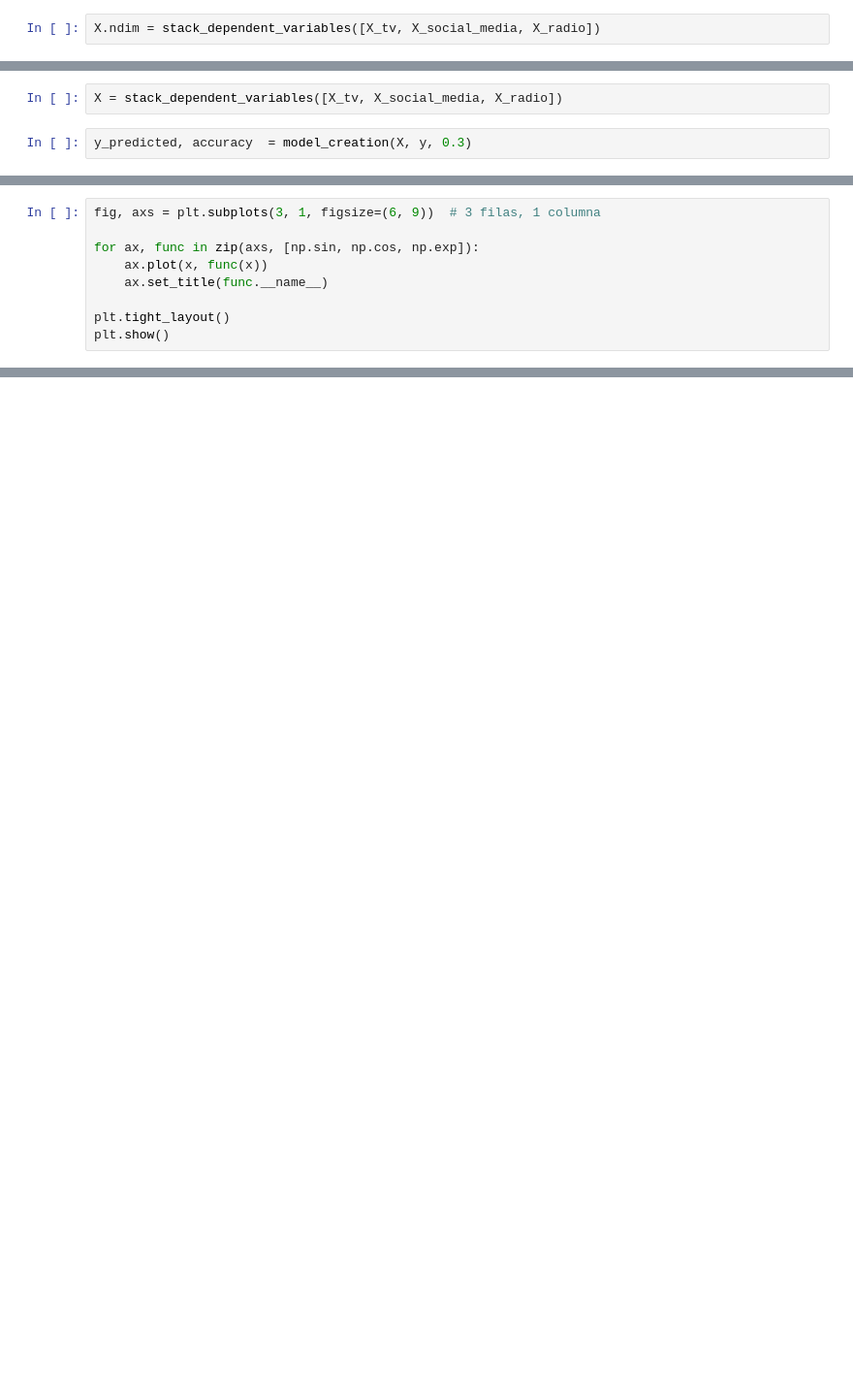
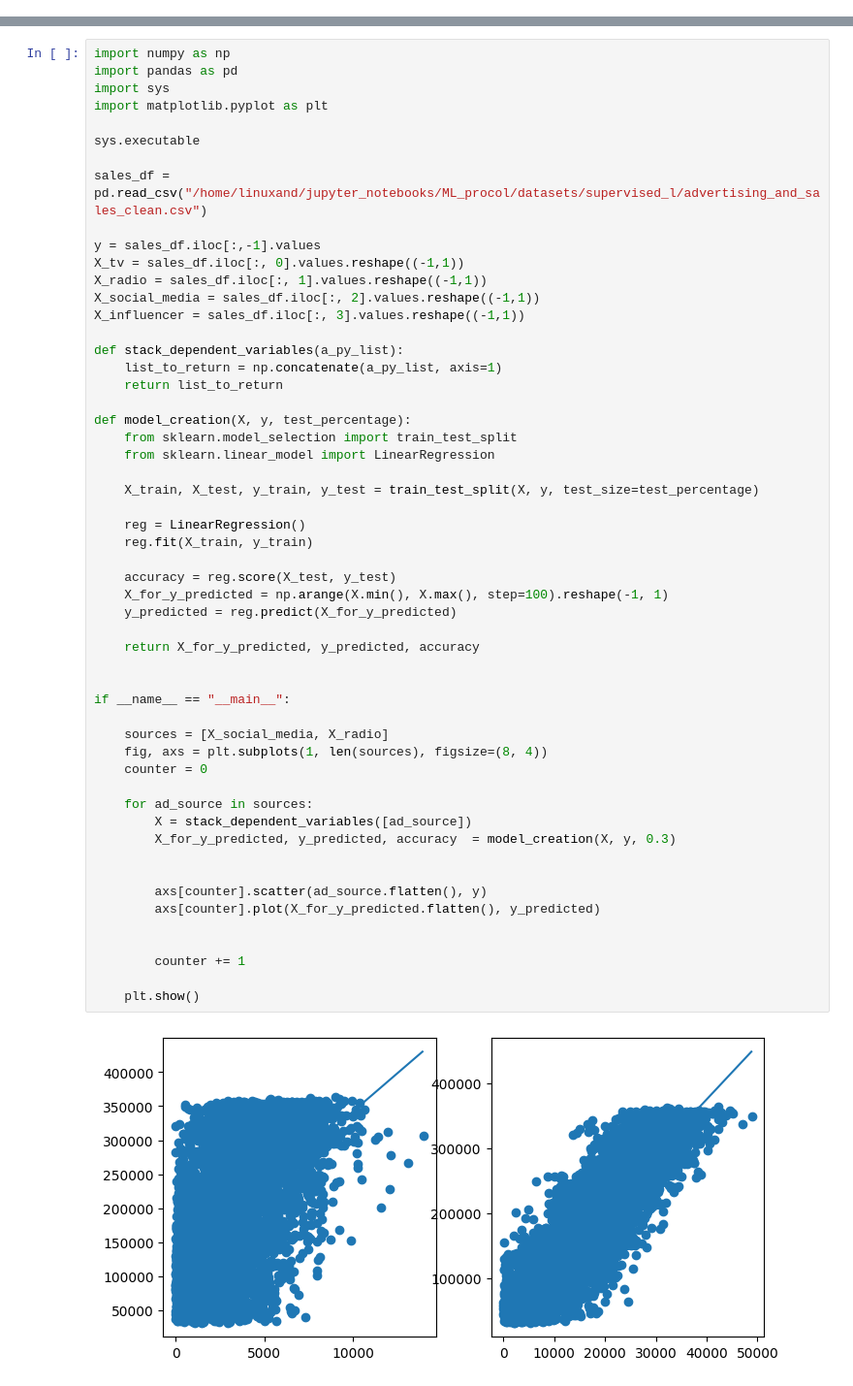
Before and after one commit to github-andres/ML_procol, a Jupyter notebook: notebooks/sales.ipynb, the cells around one changed output, grey strips where cells are left out. Shown at 97% size. Drawn from its saved outputs; the diff is of its cells as text; blank space fills up the shorter version.

```diff
--- a/notebooks/sales.ipynb
+++ b/notebooks/sales.ipynb
@@ -51,2 +0,0 @@ array([[16000.  ,  2907.98,  6566.23],
-# %%
-X.ndim = stack_dependent_variables([X_tv, X_social_media, X_radio])
@@ -114,4 +0,0 @@ def model_creation(X, y, test_percentage):
-# %%
-X = stack_dependent_variables([X_tv, X_social_media, X_radio])
-# %%
-y_predicted, accuracy  = model_creation(X, y, 0.3)
@@ -187,9 +0,0 @@ plt.show()
-# %%
-fig, axs = plt.subplots(3, 1, figsize=(6, 9))  # 3 filas, 1 columna
-
-for ax, func in zip(axs, [np.sin, np.cos, np.exp]):
-    ax.plot(x, func(x))
-    ax.set_title(func.__name__)
-
-plt.tight_layout()
-plt.show()
@@ -197,0 +1,56 @@ plt.show()
+# %%
+import numpy as np
+import pandas as pd
+import sys
+import matplotlib.pyplot as plt
+
+sys.executable
+
+sales_df = pd.read_csv("/home/linuxand/jupyter_notebooks/ML_procol/datasets/supervised_l/advertising_and_sales_clean.csv")
+
+y = sales_df.iloc[:,-1].values
+X_tv = sales_df.iloc[:, 0].values.reshape((-1,1))
+X_radio = sales_df.iloc[:, 1].values.reshape((-1,1))
+X_social_media = sales_df.iloc[:, 2].values.reshape((-1,1))
+X_influencer = sales_df.iloc[:, 3].values.reshape((-1,1))
+
+def stack_dependent_variables(a_py_list):
+    list_to_return = np.concatenate(a_py_list, axis=1)
+    return list_to_return
+
+def model_creation(X, y, test_percentage):
+    from sklearn.model_selection import train_test_split
+    from sklearn.linear_model import LinearRegression
+
+    X_train, X_test, y_train, y_test = train_test_split(X, y, test_size=test_percentage)
+
+    reg = LinearRegression()
+    reg.fit(X_train, y_train)
+
+    accuracy = reg.score(X_test, y_test)
+    X_for_y_predicted = np.arange(X.min(), X.max(), step=100).reshape(-1, 1)
+    y_predicted = reg.predict(X_for_y_predicted)
+
+    return X_for_y_predicted, y_predicted, accuracy
+
+
+if __name__ == "__main__":
+
+    sources = [X_social_media, X_radio]
+    fig, axs = plt.subplots(1, len(sources), figsize=(8, 4))
+    counter = 0
+
+    for ad_source in sources:
+        X = stack_dependent_variables([ad_source])
+        X_for_y_predicted, y_predicted, accuracy  = model_creation(X, y, 0.3)
+
+
+        axs[counter].scatter(ad_source.flatten(), y)
+        axs[counter].plot(X_for_y_predicted.flatten(), y_predicted)
+
+
+        counter += 1
+
+    plt.show()
+# %% [output]
+[figure, added]
```
Also changed, not shown: parts of 24 cells of this notebook.
